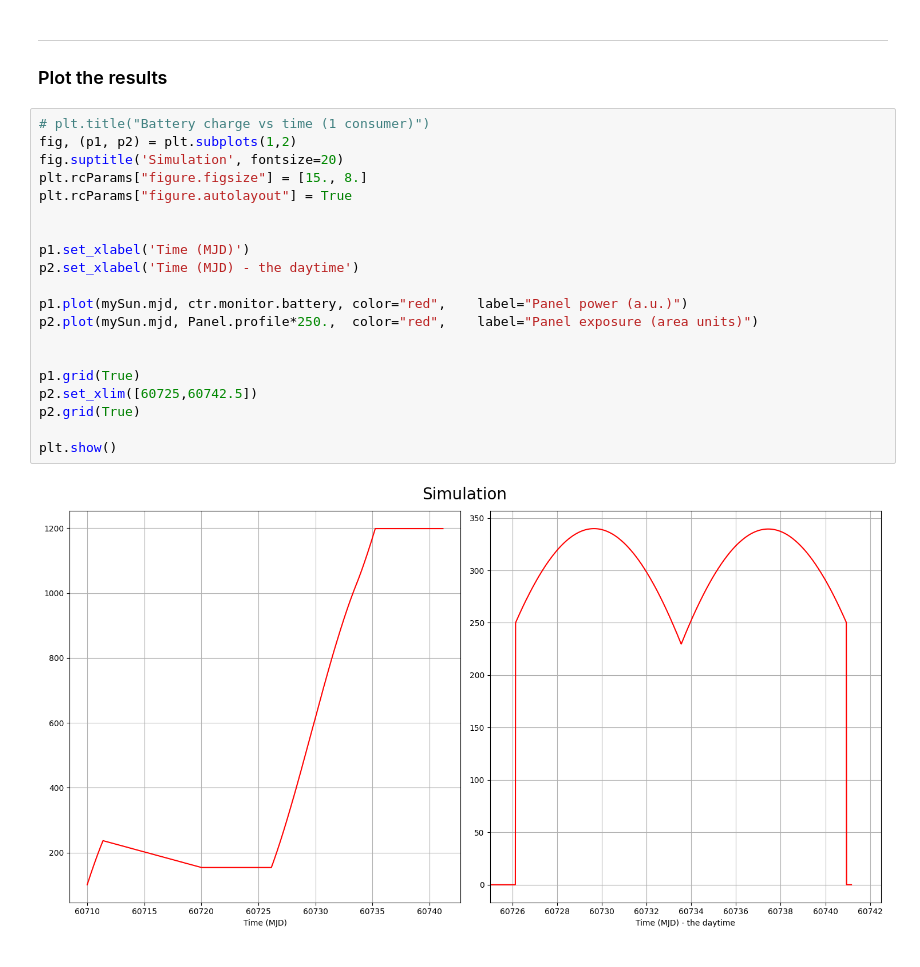
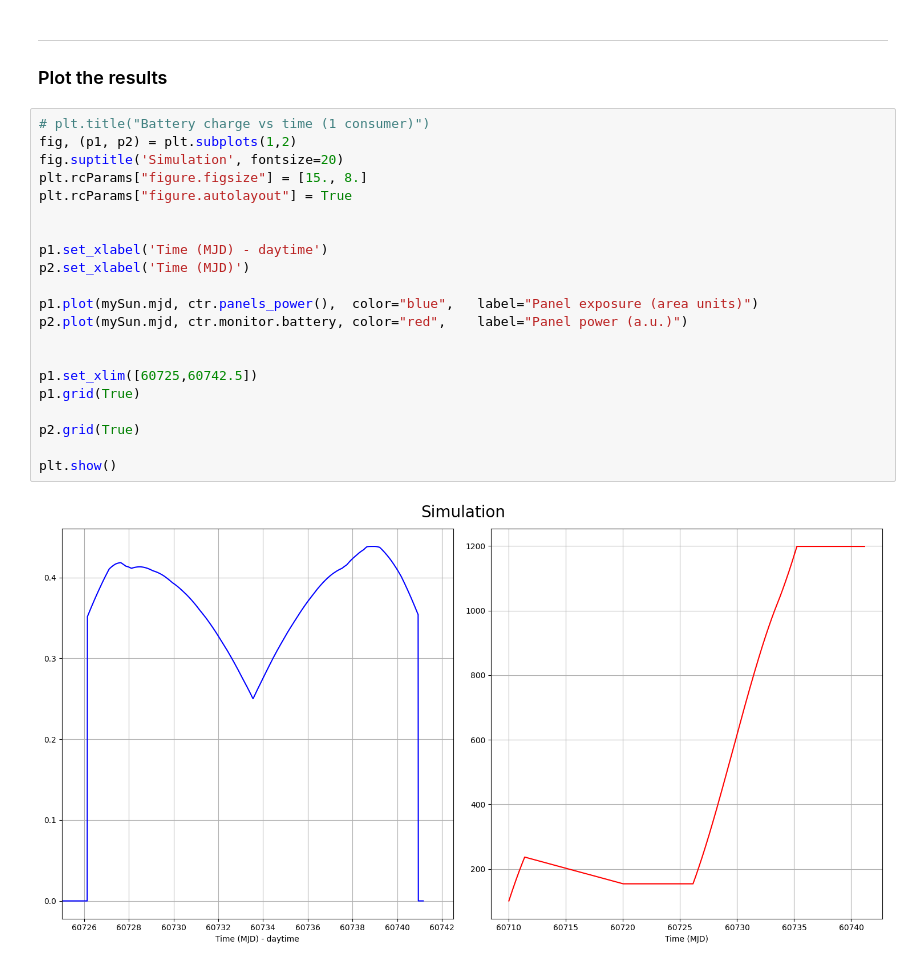
Before and after one commit to lusee-night/opsim, a Jupyter notebook: notebooks/sim.ipynb, the cells around one changed output. Drawn from its saved outputs; the diff is of its cells as text.

Commit message:
Proper calculation of power with efficiency included

```diff
--- a/notebooks/sim.ipynb
+++ b/notebooks/sim.ipynb
@@ -197,22 +197,23 @@ comms OFF
 # %%
 # plt.title("Battery charge vs time (1 consumer)")
 fig, (p1, p2) = plt.subplots(1,2)
 fig.suptitle('Simulation', fontsize=20)
 plt.rcParams["figure.figsize"] = [15., 8.]
 plt.rcParams["figure.autolayout"] = True
 
 
-p1.set_xlabel('Time (MJD)')
-p2.set_xlabel('Time (MJD) - the daytime')
+p1.set_xlabel('Time (MJD) - daytime')
+p2.set_xlabel('Time (MJD)')
 
-p1.plot(mySun.mjd, ctr.monitor.battery, color="red",    label="Panel power (a.u.)")
-p2.plot(mySun.mjd, Panel.profile*250.,  color="red",    label="Panel exposure (area units)")
+p1.plot(mySun.mjd, ctr.panels_power(),  color="blue",   label="Panel exposure (area units)")
+p2.plot(mySun.mjd, ctr.monitor.battery, color="red",    label="Panel power (a.u.)")
 
 
+p1.set_xlim([60725,60742.5])
 p1.grid(True)
-p2.set_xlim([60725,60742.5])
+
 p2.grid(True)
 
 plt.show()
 # %% [output]
-[figure, old version]
+[figure, new version]
```
Also changed, not shown: 1 other file.
